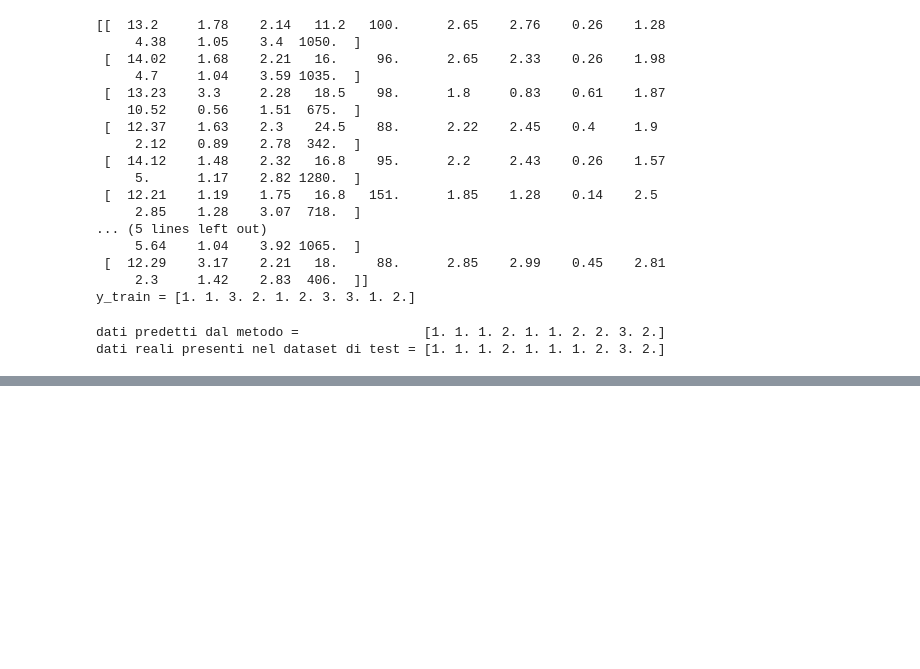
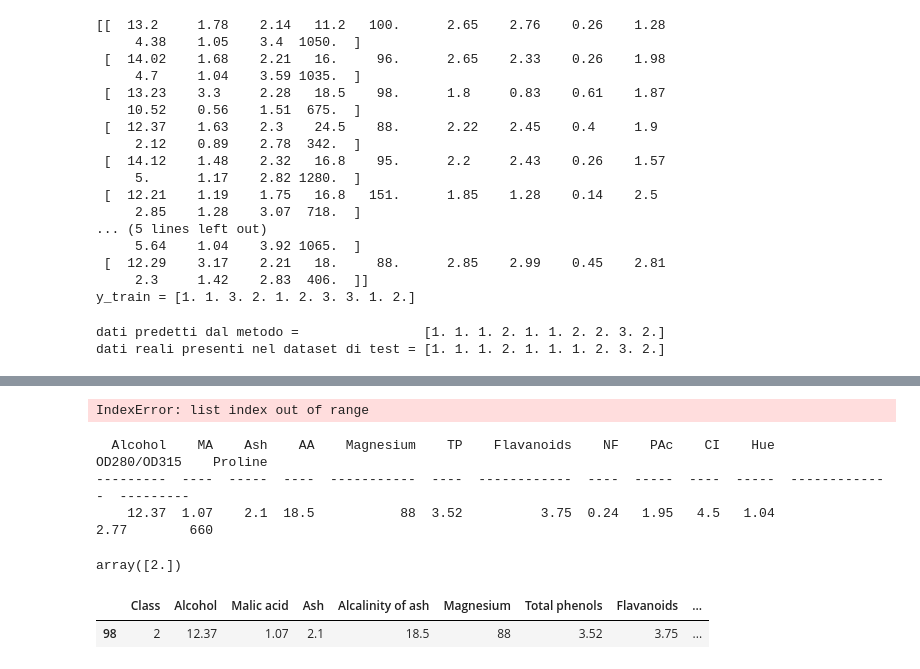
Before and after one commit to Siriani1/Machine-Learning, a Jupyter notebook: ML 101.2/ML 101.2/esVini.ipynb, the cells around one changed output, grey strips where cells are left out. Saved outputs shown, nothing was run; the diff lists cells and outputs as text; code cells hidden in the pictures; blank space fills up the shorter version.

Commit message:
finito es vino

```diff
--- a/ML 101.2/ML 101.2/esVini.ipynb
+++ b/ML 101.2/ML 101.2/esVini.ipynb
@@ -114,0 +140,39 @@ dati reali presenti nel dataset di test = [1. 1. 1. 2. 1. 1. 1. 2. 3. 2.]
+# %%
+# e poi in forma grafica
+#save the feature list into a vector (sono i nomi delle colonne del dataset)
+features=list(df.columns.values)
+
+import graphviz
+dot_data = tree.export_graphviz(tree_clf, out_file=None,
+                     feature_names=features[0:-1],
+                     class_names=['0','1'],
+                     filled=True, rounded=True,
+                     special_characters=True)
+graph = graphviz.Source(dot_data)
+graph.render('diabetes')
+graph
+# %% [output]
+IndexError: list index out of range
+# %%
+# proviamo a determinare adesso la classe del vino di cui abbiamo avuto le caratteristiche all'inizio dell'esercizio
+
+from tabulate import tabulate
+
+info = ['Alcohol', 'MA', 'Ash', 'AA', 'Magnesium', 'TP', 'Flavanoids', 'NF', 'PAc', 'CI', 'Hue', 'OD280/OD315', 'Proline']
+daScoprire = [12.37, 1.07, 2.1, 18.5, 88, 3.52, 3.75, .24, 1.95, 4.5, 1.04, 2.77, 660]
+print(tabulate([daScoprire], headers=info))
+# %% [output]
+  Alcohol    MA    Ash    AA    Magnesium    TP    Flavanoids    NF    PAc    CI    Hue    OD280/OD315    Proline
+---------  ----  -----  ----  -----------  ----  ------------  ----  -----  ----  -----  -------------  ---------
+    12.37  1.07    2.1  18.5           88  3.52          3.75  0.24   1.95   4.5   1.04           2.77        660
+# %%
+daScoprire = [[12.37, 1.07, 2.1, 18.5, 88, 3.52, 3.75, .24, 1.95, 4.5, 1.04, 2.77, 660]]
+predictDaScoprire = tree_clf.predict(daScoprire)
+predictDaScoprire
+# %% [output]
+array([2.])
+# %%
+df[(df['Alcohol'] == 12.37) & (df['Ash'] == 2.10) & (df['Magnesium'] == 88)]
+# %% [output]
+|  | Class | Alcohol | Malic acid | Ash | Alcalinity of ash | Magnesium | Total phenols | Flavanoids | ... |
+| 98 | 2 | 12.37 | 1.07 | 2.1 | 18.5 | 88 | 3.52 | 3.75 | ... |
```
Also changed, not shown: parts of 2 cells of this notebook, 1 other file.
